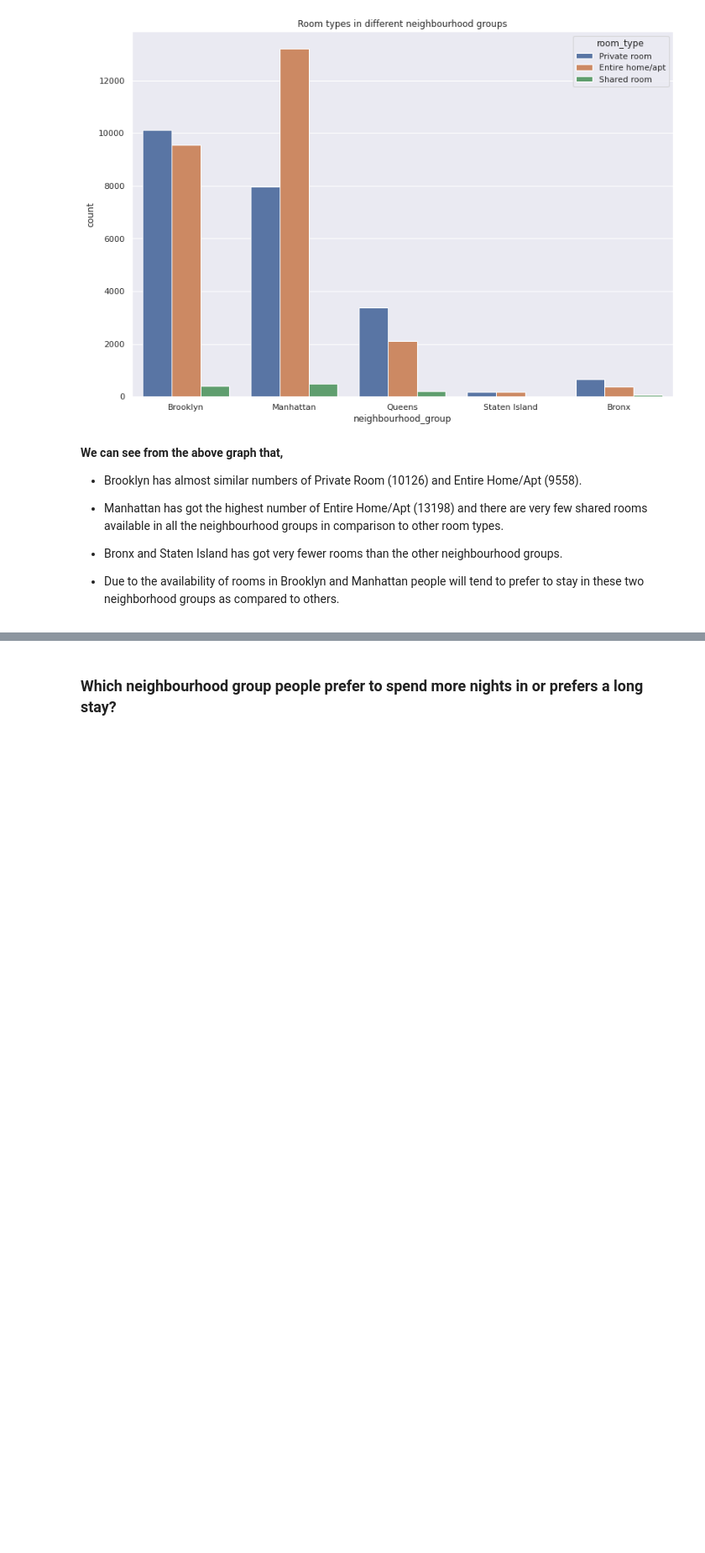
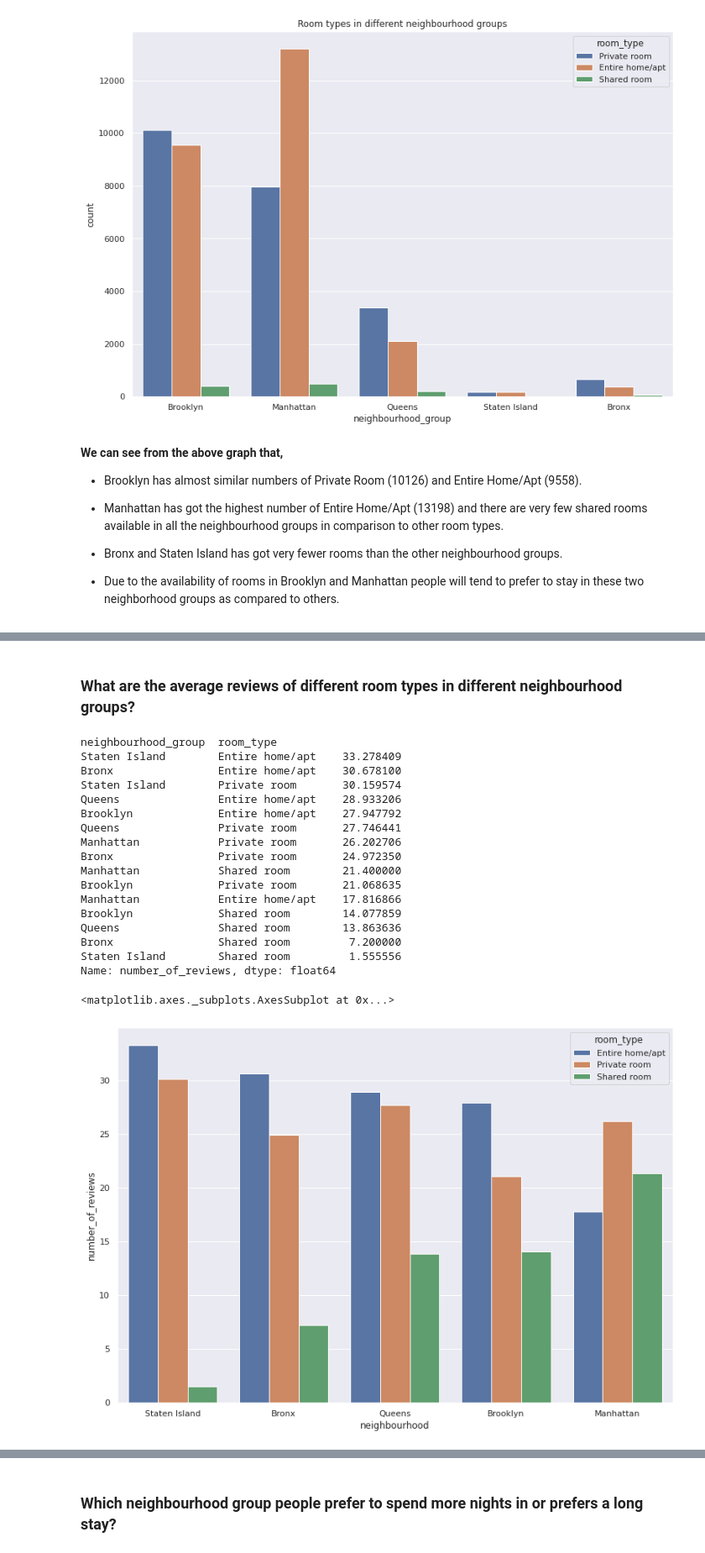
Before and after one commit to Rudrajit12/Airbnb-Bookings-Analysis, a Jupyter notebook: Airbnb_Bookings_Analysis_Capstone_Project.ipynb, the cells around one changed output, grey strips where cells are left out. Shown at 84% size. Cells and saved outputs as stored; diff of their text form; code cells hidden in the pictures; blank space fills up the shorter version.

Commit message:
Updated some insights for neighbourhood groups

```diff
--- a/Airbnb_Bookings_Analysis_Capstone_Project.ipynb
+++ b/Airbnb_Bookings_Analysis_Capstone_Project.ipynb
@@ -551,0 +588,31 @@ Name: room_type, dtype: int64
+# %% [markdown]
+### **What are the average reviews of different room types in different neighbourhood groups?**
+# %%
+# average reviews of room types in different neighbourhood groups
+reviews_neighbourhoods = bnb_df.groupby(['neighbourhood_group','room_type'])['number_of_reviews'].mean().sort_values(ascending=False)
+print(reviews_neighbourhoods)
+
+# convert it into a dataframe and plot
+review_df = pd.DataFrame(reviews_neighbourhoods)
+review_df = review_df.rename_axis(['neighbourhood','room_type']).reset_index()
+sns.barplot(x='neighbourhood', y='number_of_reviews', hue='room_type', data=review_df)
+# %% [output]
+neighbourhood_group  room_type
+Staten Island        Entire home/apt    33.278409
+Bronx                Entire home/apt    30.678100
+Staten Island        Private room       30.159574
+Queens               Entire home/apt    28.933206
+Brooklyn             Entire home/apt    27.947792
+Queens               Private room       27.746441
+Manhattan            Private room       26.202706
+Bronx                Private room       24.972350
+Manhattan            Shared room        21.400000
+Brooklyn             Private room       21.068635
+Manhattan            Entire home/apt    17.816866
+Brooklyn             Shared room        14.077859
+Queens               Shared room        13.863636
+Bronx                Shared room         7.200000
+Staten Island        Shared room         1.555556
+Name: number_of_reviews, dtype: float64
+<matplotlib.axes._subplots.AxesSubplot at 0x...>
+[figure, added]
```
Also changed, not shown: parts of 23 cells of this notebook.
